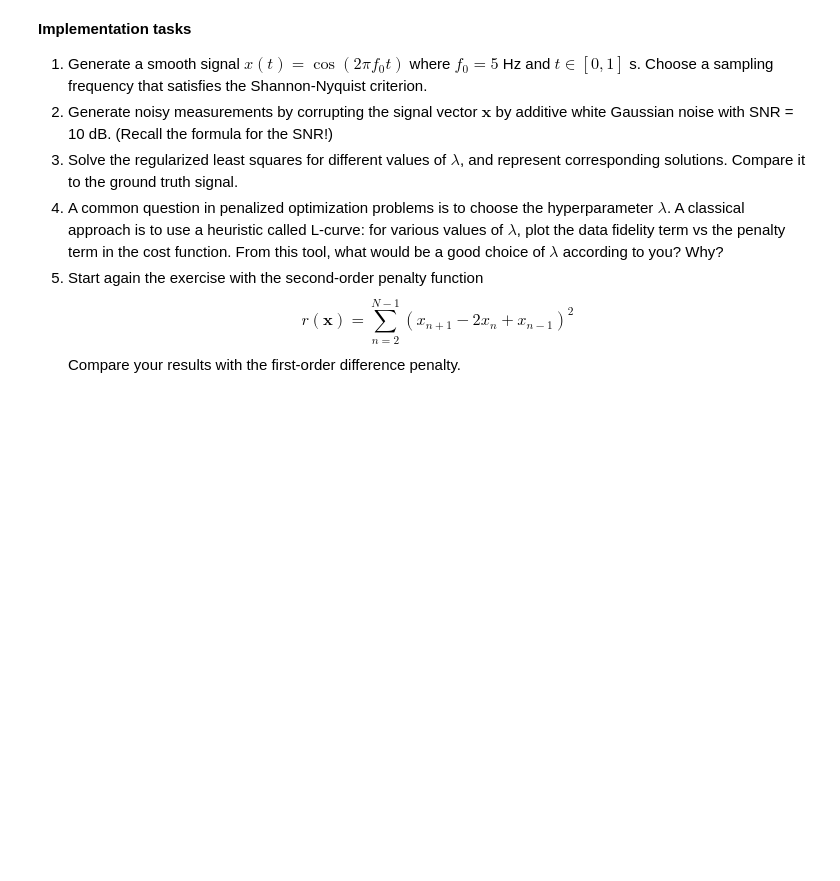
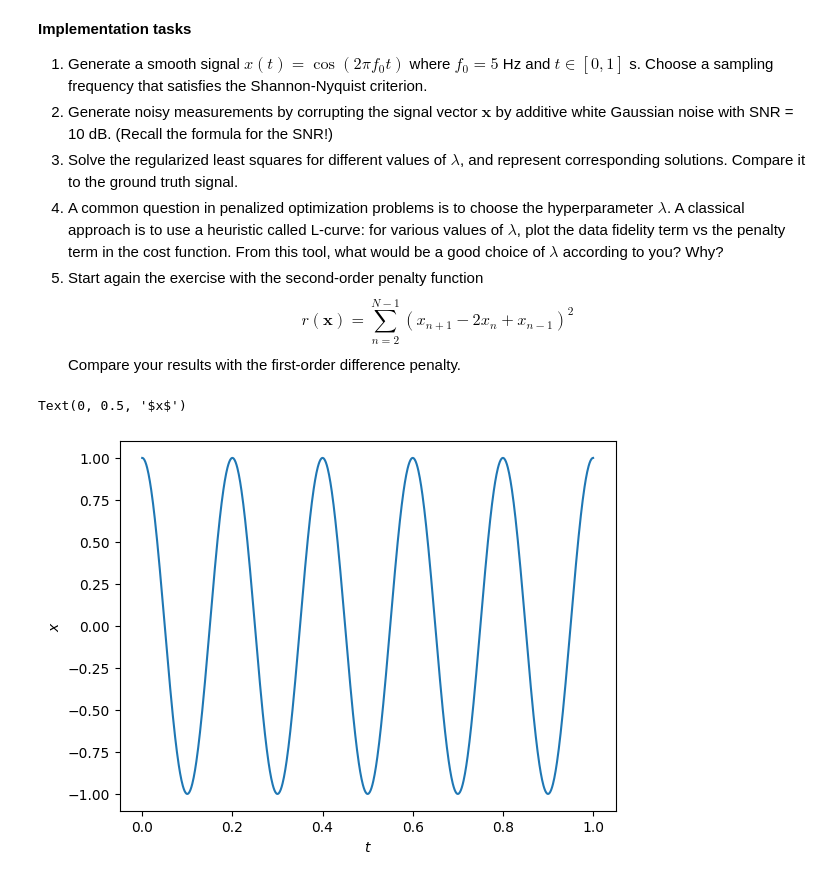
Before and after one commit to Yassine913/Info, a Jupyter notebook: notebooks/TP1.ipynb, the cells around one changed output. Cells and saved outputs as stored; diff of their text form; code cells hidden in the pictures; blank space fills up the shorter version.

```diff
--- a/notebooks/TP1.ipynb
+++ b/notebooks/TP1.ipynb
@@ -153,0 +144,12 @@ Compare your results with the first-order difference penalty.
+# %%
+# question 1.
+N=1000
+f0=5
+t=np.linspace(0,1,N)
+x=np.cos(2*np.pi*f0*t)
+plt.plot(t,x)
+plt.xlabel('$t$')
+plt.ylabel('$x$')
+# %% [output]
+Text(0, 0.5, '$x$')
+[figure, added]
```
Also changed, not shown: parts of 9 cells of this notebook.
